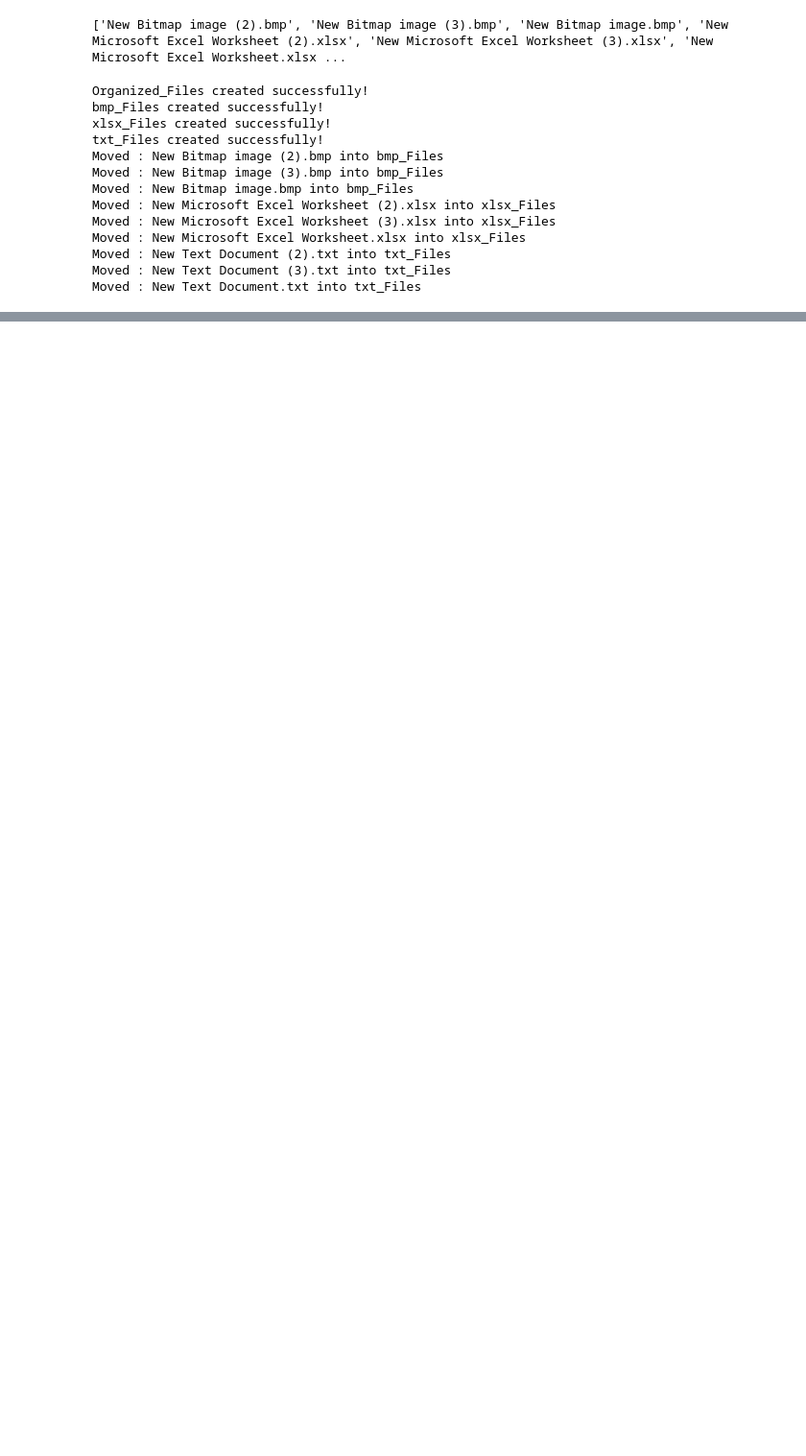
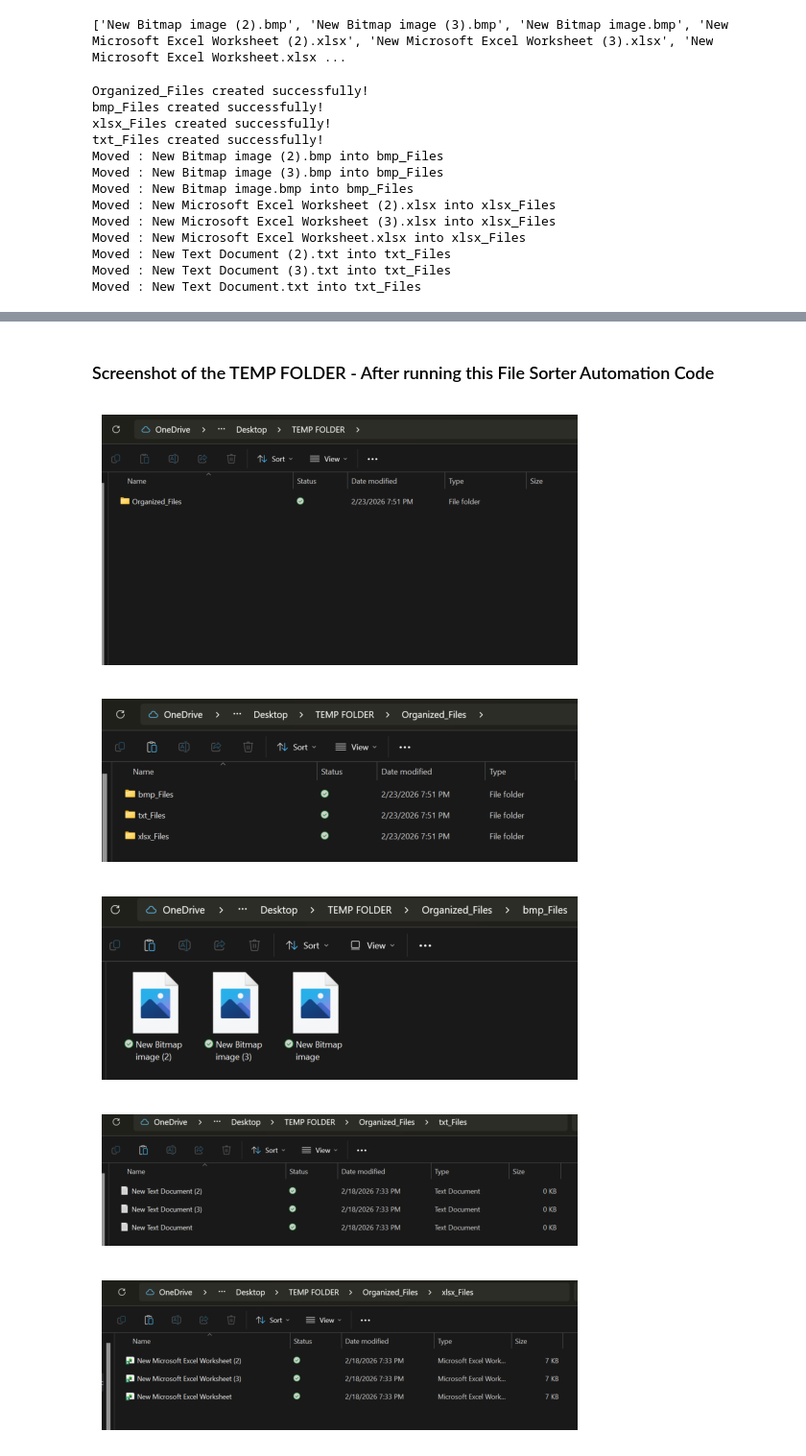
Before and after one commit to sasikanth6076/Automated-File-Sorter-in-File-Explorer-using-Python, a Jupyter notebook: Notebook.ipynb, the cells around one changed output, grey strips where cells are left out. Shown at 96% size. Drawn from its saved outputs; the diff is of its cells as text; code cells hidden in the pictures; blank space fills up the shorter version.

Commit message:
Added After Screenshots of the TEMP FOLDER

```diff
--- a/Notebook.ipynb
+++ b/Notebook.ipynb
@@ -83 +87,37 @@ plt.show()
 [figure]
+# %% [markdown]
+### Screenshot of the TEMP FOLDER - After running this File Sorter Automation Code
+# %%
+#Screenshot of the TEMP FOLDER - After running this File Sorter Automation Code
+
+After1_Img = mpimg.imread(r"C:\Users\sasikanthchowdhary.n\Downloads\After1.png")        # read the 1st After image
+After2_Img = mpimg.imread(r"C:\Users\sasikanthchowdhary.n\Downloads\After2.png")
+After3_Img = mpimg.imread(r"C:\Users\sasikanthchowdhary.n\Downloads\After3.png")
+After4_Img = mpimg.imread(r"C:\Users\sasikanthchowdhary.n\Downloads\After4.png")
+After5_Img = mpimg.imread(r"C:\Users\sasikanthchowdhary.n\Downloads\After5.png")
+
+plt.imshow(After1_Img)
+plt.axis('off')
+plt.show()
+
+plt.imshow(After2_Img)
+plt.axis('off')
+plt.show()
+
+plt.imshow(After3_Img)
+plt.axis('off')
+plt.show()
+
+plt.imshow(After4_Img)
+plt.axis('off')
+plt.show()
+
+plt.imshow(After5_Img)
+plt.axis('off')
+plt.show()
+# %% [output]
+[figure, added]
+[figure, added]
+[figure, added]
+[figure, added]
+[figure, added]
```
Also changed, not shown: parts of 3 cells of this notebook.
